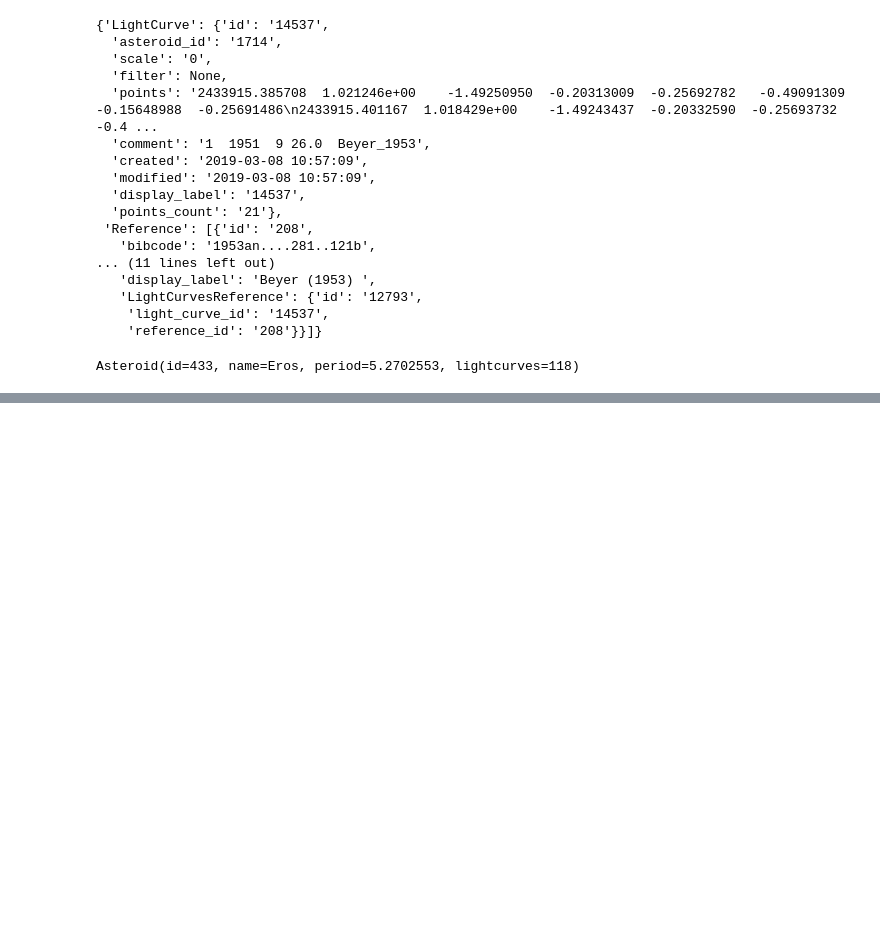
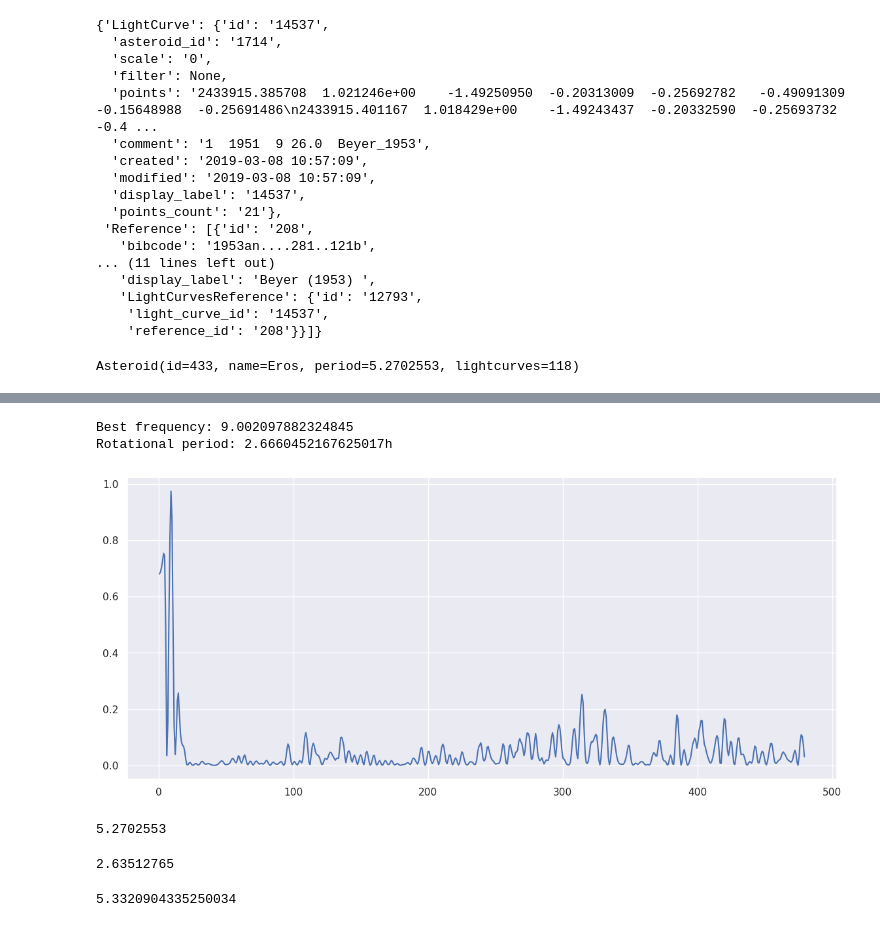
Before and after one commit to Vosloo/asteroid-lightcurves, a Jupyter notebook: EDA.ipynb, the cells around one changed output, grey strips where cells are left out. Cells and saved outputs as stored; diff of their text form; code cells hidden in the pictures; blank space fills up the shorter version.

```diff
--- a/EDA.ipynb
+++ b/EDA.ipynb
@@ -177,0 +162,13 @@ plt.show()
+# %%
+frequency, power = LombScargle(times, brightness).autopower()
+_ = plt.plot(frequency, power)
+
+best_frequency = frequency[np.argmax(power)]
+best_period = 24 / best_frequency
+
+print(f"Best frequency: {best_frequency}")
+print(f"Rotational period: {best_period}h")
+# %% [output]
+Best frequency: 9.002097882324845
+Rotational period: 2.6660452167625017h
+[figure, added]
@@ -177,0 +178,12 @@ plt.show()
+# %%
+known_period
+# %% [output]
+5.2702553
+# %%
+known_period / 2
+# %% [output]
+2.63512765
+# %%
+best_period * 2
+# %% [output]
+5.3320904335250034
```
Also changed, not shown: parts of 30 cells of this notebook, 5 other files.
